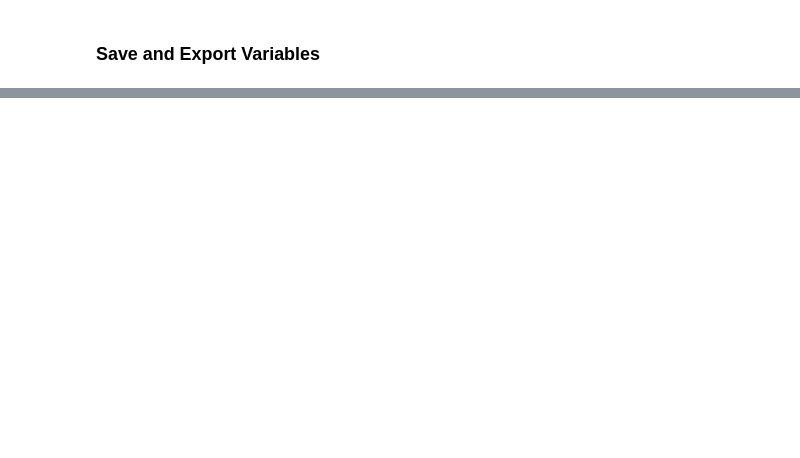
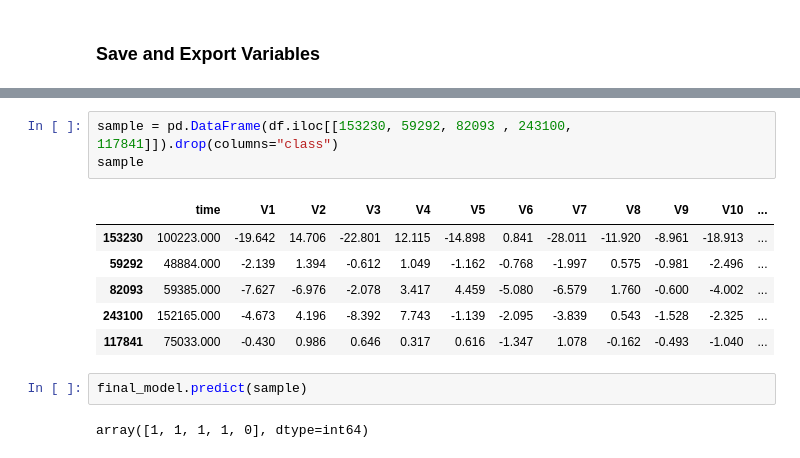
Before and after one commit to habip-bingol/Projects, a Jupyter notebook: ML_Projects/Capstone_Projects/Fraud_Detection/Fraud_Detection.ipynb, the cells around one changed output, grey strips where cells are left out. Cells and saved outputs as stored; diff of their text form; blank space fills up the shorter version.

```diff
--- a/ML_Projects/Capstone_Projects/Fraud_Detection/Fraud_Detection.ipynb
+++ b/ML_Projects/Capstone_Projects/Fraud_Detection/Fraud_Detection.ipynb
@@ -2097,3 +2314,17 @@ After doing the following operations in this notebook, jump to a proper IDE and
+# %%
+sample = pd.DataFrame(df.iloc[[153230, 59292, 82093	, 243100, 117841]]).drop(columns="class")
+sample
+# %% [output]
+|  | time | V1 | V2 | V3 | V4 | V5 | V6 | V7 | V8 | V9 | V10 | ... |
+| 153230 | 100223.000 | -19.642 | 14.706 | -22.801 | 12.115 | -14.898 | 0.841 | -28.011 | -11.920 | -8.961 | -18.913 | ... |
+| 59292 | 48884.000 | -2.139 | 1.394 | -0.612 | 1.049 | -1.162 | -0.768 | -1.997 | 0.575 | -0.981 | -2.496 | ... |
+| 82093 | 59385.000 | -7.627 | -6.976 | -2.078 | 3.417 | 4.459 | -5.080 | -6.579 | 1.760 | -0.600 | -4.002 | ... |
+| 243100 | 152165.000 | -4.673 | 4.196 | -8.392 | 7.743 | -1.139 | -2.095 | -3.839 | 0.543 | -1.528 | -2.325 | ... |
+| 117841 | 75033.000 | -0.430 | 0.986 | 0.646 | 0.317 | 0.616 | -1.347 | 1.078 | -0.162 | -0.493 | -1.040 | ... |
+# %%
+final_model.predict(sample)
+# %% [output]
+array([1, 1, 1, 1, 0], dtype=int64)
 # %% [markdown]
 ___
 
```
Also changed, not shown: parts of 30 cells of this notebook.
